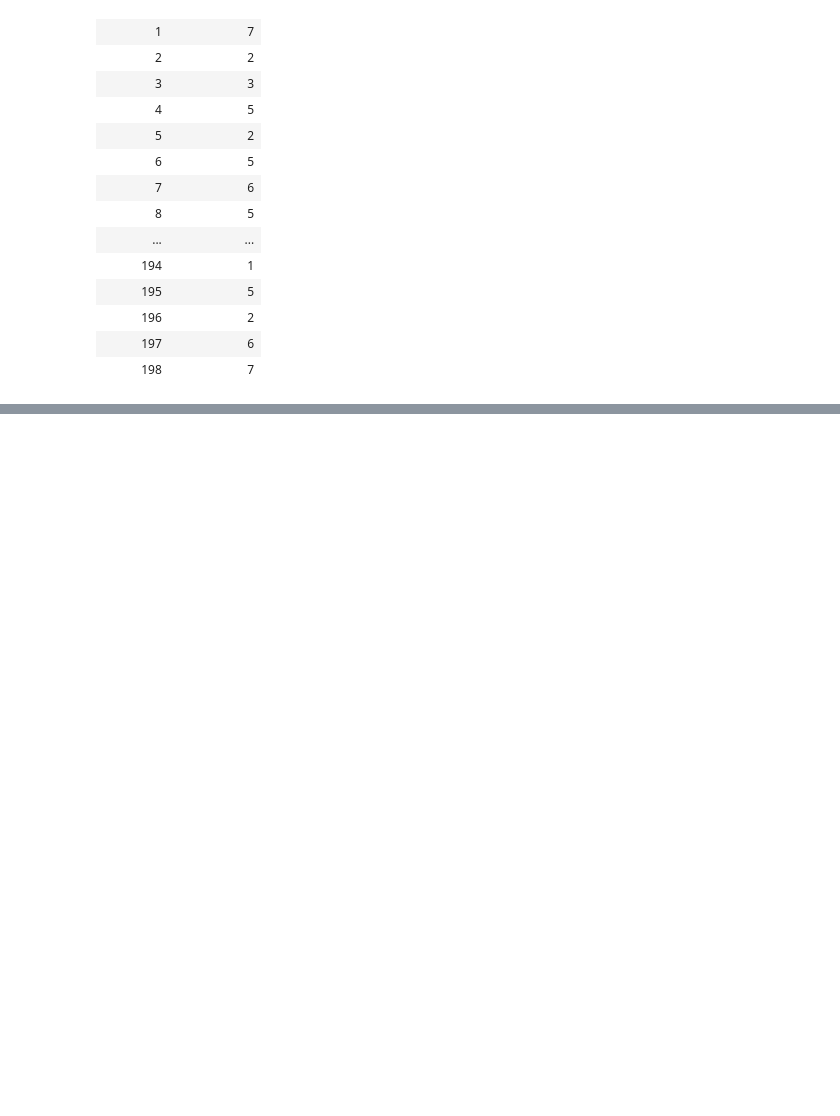
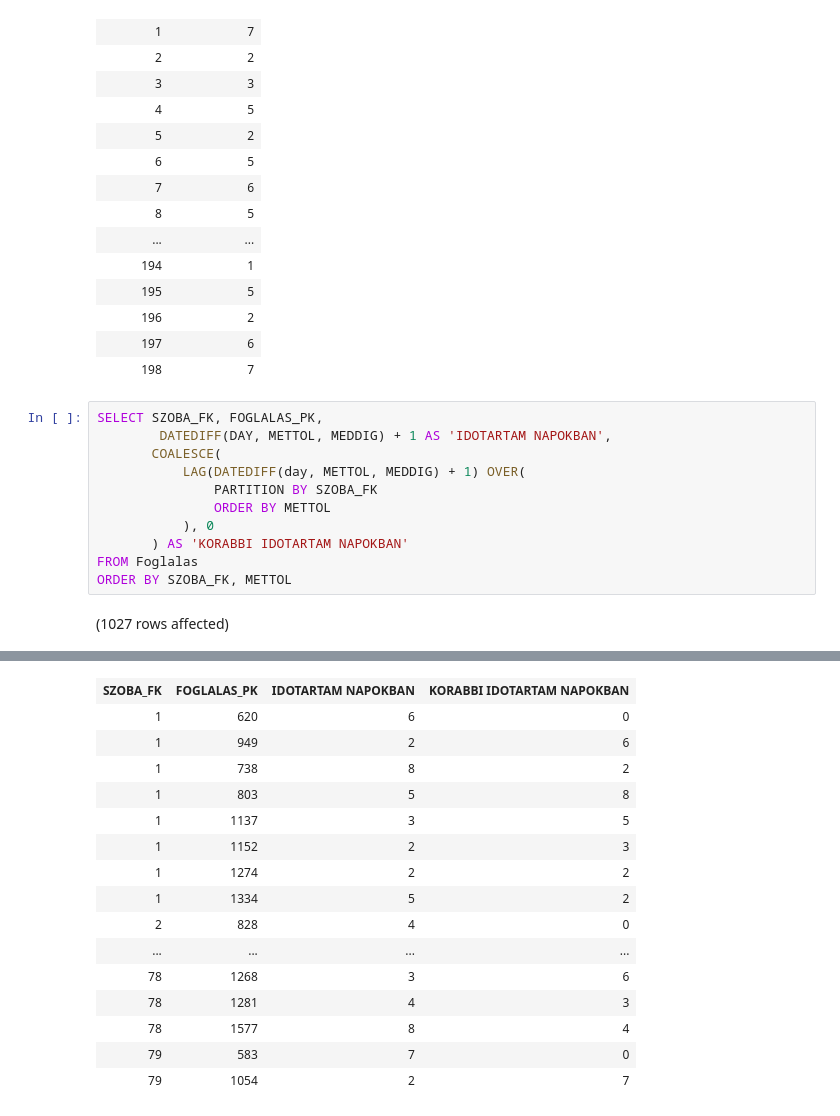
Before and after one commit to sbarna12/G02, a Jupyter notebook: zh2.ipynb, the cells around one changed output, grey strips where cells are left out. Cells and saved outputs as stored; diff of their text form; blank space fills up the shorter version.

```diff
--- a/zh2.ipynb
+++ b/zh2.ipynb
@@ -24,3 +24,16 @@ Total execution time: 00:00:00.012
 | 196 | 2 |
 | 197 | 6 |
 | 198 | 7 |
+# %%
+SELECT SZOBA_FK, FOGLALAS_PK,
+        DATEDIFF(DAY, METTOL, MEDDIG) + 1 AS 'IDOTARTAM NAPOKBAN',
+       COALESCE(
+           LAG(DATEDIFF(day, METTOL, MEDDIG) + 1) OVER(
+               PARTITION BY SZOBA_FK
+               ORDER BY METTOL
+           ), 0
+       ) AS 'KORABBI IDOTARTAM NAPOKBAN'
+FROM Foglalas
+ORDER BY SZOBA_FK, METTOL
+# %% [output]
+(1027 rows affected)
@@ -26,0 +41,16 @@ Total execution time: 00:00:00.012
+| SZOBA_FK | FOGLALAS_PK | IDOTARTAM NAPOKBAN | KORABBI IDOTARTAM NAPOKBAN |
+| 1 | 620 | 6 | 0 |
+| 1 | 949 | 2 | 6 |
+| 1 | 738 | 8 | 2 |
+| 1 | 803 | 5 | 8 |
+| 1 | 1137 | 3 | 5 |
+| 1 | 1152 | 2 | 3 |
+| 1 | 1274 | 2 | 2 |
+| 1 | 1334 | 5 | 2 |
+| 2 | 828 | 4 | 0 |
+| ... | ... | ... | ... |
+| 78 | 1268 | 3 | 6 |
+| 78 | 1281 | 4 | 3 |
+| 78 | 1577 | 8 | 4 |
+| 79 | 583 | 7 | 0 |
+| 79 | 1054 | 2 | 7 |
```
Also changed, not shown: parts of 1 cell of this notebook.
